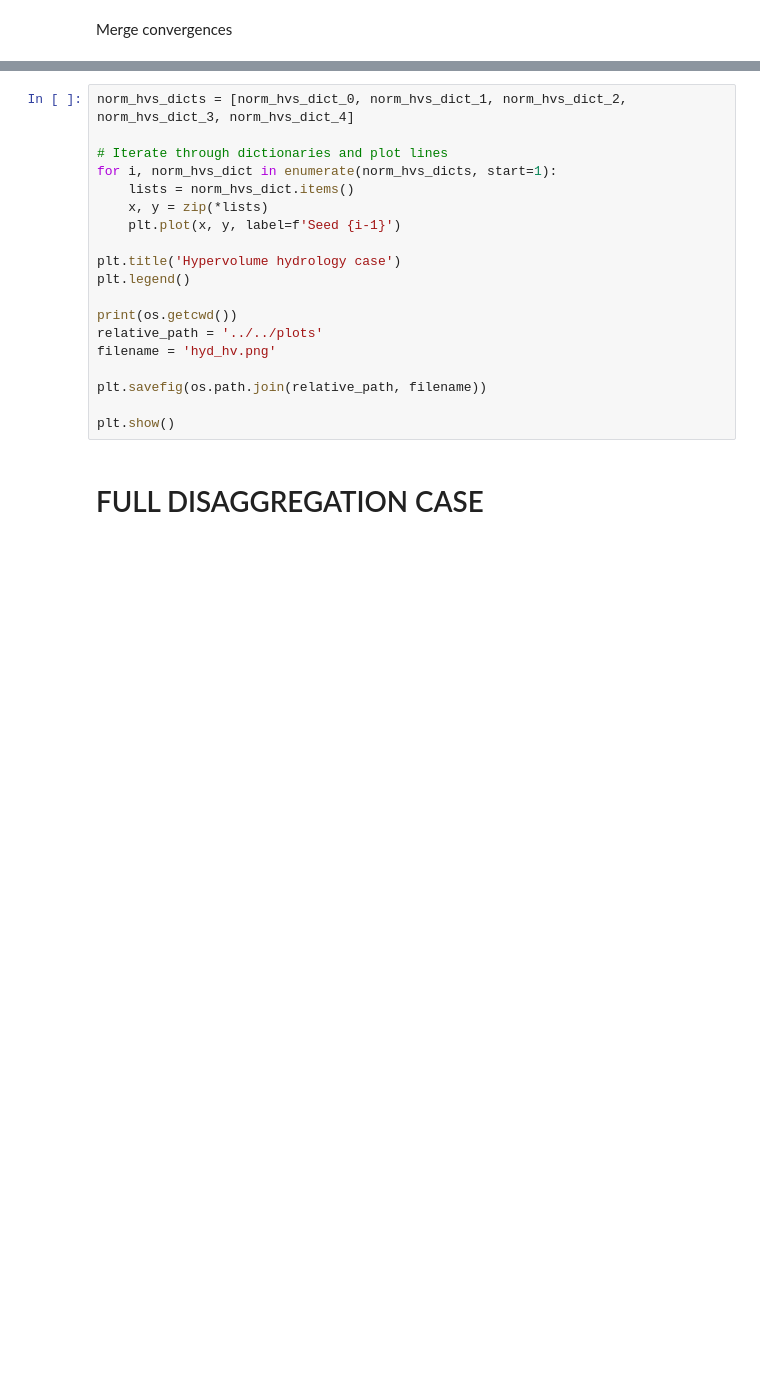
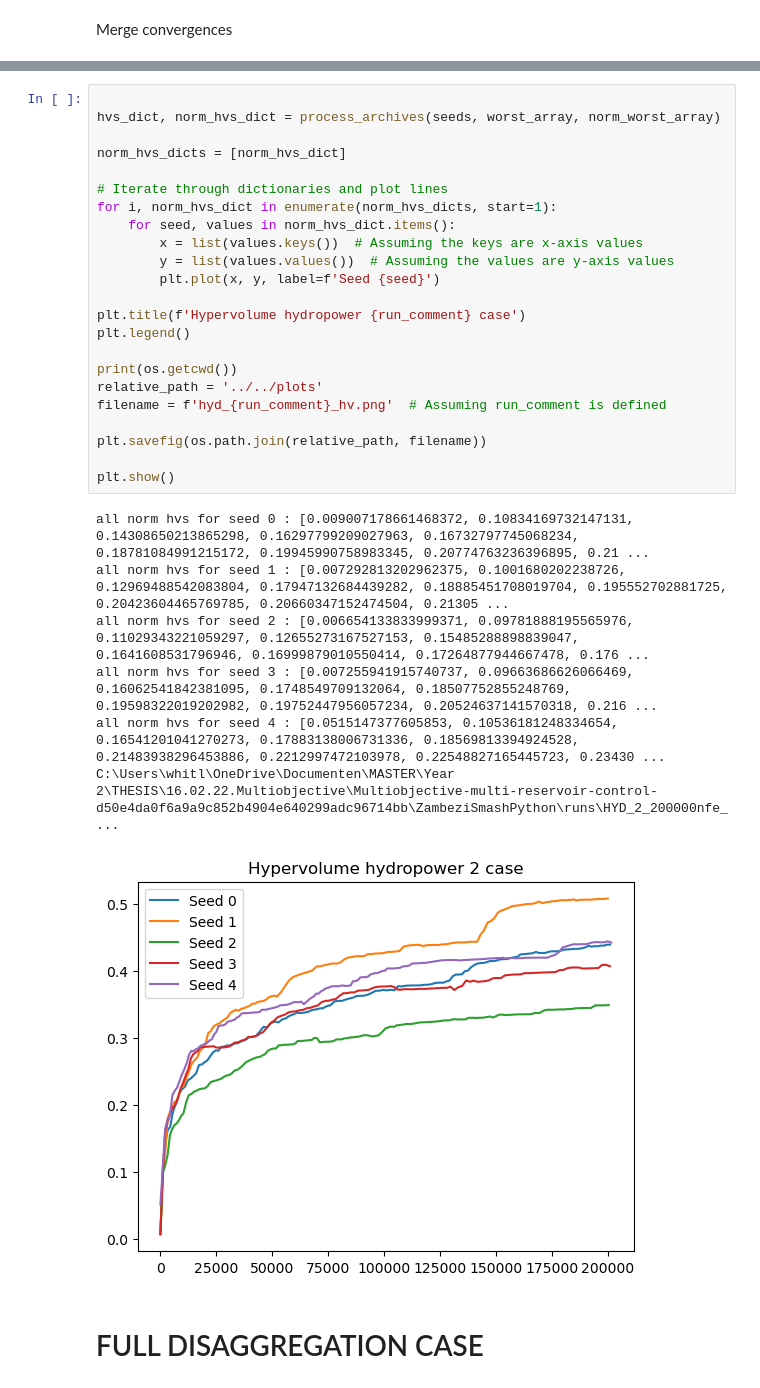
Before and after one commit to poeufs/16.02.22.Multiobjective, a Jupyter notebook: Multiobjective-multi-reservoir-control-d50e4da0f6a9a9c852b4904e640299adc96714bb/ZambeziSmashPython/notebooks/Convergence.ipynb, the cells around one changed output, grey strips where cells are left out. Saved outputs shown, nothing was run; the diff lists cells and outputs as text; blank space fills up the shorter version.

```diff
--- a/Multiobjective-multi-reservoir-control-d50e4da0f6a9a9c852b4904e640299adc96714bb/ZambeziSmashPython/notebooks/Convergence.ipynb
+++ b/Multiobjective-multi-reservoir-control-d50e4da0f6a9a9c852b4904e640299adc96714bb/ZambeziSmashPython/notebooks/Convergence.ipynb
@@ -1505,22 +1017,34 @@ norm_hvs_dict_0
-# %%
-norm_hvs_dicts = [norm_hvs_dict_0, norm_hvs_dict_1, norm_hvs_dict_2, norm_hvs_dict_3, norm_hvs_dict_4]
-
-# Iterate through dictionaries and plot lines
-for i, norm_hvs_dict in enumerate(norm_hvs_dicts, start=1):
-    lists = norm_hvs_dict.items()
-    x, y = zip(*lists)
-    plt.plot(x, y, label=f'Seed {i-1}')
-
-plt.title('Hypervolume hydrology case')
-plt.legend()
-
-print(os.getcwd())
-relative_path = '../../plots'
-filename = 'hyd_hv.png'
-
-plt.savefig(os.path.join(relative_path, filename))
-
-plt.show()
+# %%
+
+hvs_dict, norm_hvs_dict = process_archives(seeds, worst_array, norm_worst_array)
+
+norm_hvs_dicts = [norm_hvs_dict]
+
+# Iterate through dictionaries and plot lines
+for i, norm_hvs_dict in enumerate(norm_hvs_dicts, start=1):
+    for seed, values in norm_hvs_dict.items():
+        x = list(values.keys())  # Assuming the keys are x-axis values
+        y = list(values.values())  # Assuming the values are y-axis values
+        plt.plot(x, y, label=f'Seed {seed}')
+
+plt.title(f'Hypervolume hydropower {run_comment} case')
+plt.legend()
+
+print(os.getcwd())
+relative_path = '../../plots'
+filename = f'hyd_{run_comment}_hv.png'  # Assuming run_comment is defined
+
+plt.savefig(os.path.join(relative_path, filename))
+
+plt.show()
+# %% [output]
+all norm hvs for seed 0 : [0.009007178661468372, 0.10834169732147131, 0.14308650213865298, 0.16297799209027963, 0.16732797745068234, 0.18781084991215172, 0.19945990758983345, 0.20774763236396895, 0.21 ...
+all norm hvs for seed 1 : [0.007292813202962375, 0.1001680202238726, 0.12969488542083804, 0.17947132684439282, 0.18885451708019704, 0.195552702881725, 0.20423604465769785, 0.20660347152474504, 0.21305 ...
+all norm hvs for seed 2 : [0.006654133833999371, 0.09781888195565976, 0.11029343221059297, 0.12655273167527153, 0.15485288898839047, 0.1641608531796946, 0.16999879010550414, 0.17264877944667478, 0.176 ...
+all norm hvs for seed 3 : [0.007255941915740737, 0.09663686626066469, 0.16062541842381095, 0.1748549709132064, 0.18507752855248769, 0.19598322019202982, 0.19752447956057234, 0.20524637141570318, 0.216 ...
+all norm hvs for seed 4 : [0.0515147377605853, 0.10536181248334654, 0.16541201041270273, 0.17883138006731336, 0.18569813394924528, 0.21483938296453886, 0.2212997472103978, 0.22548827165445723, 0.23430 ...
+C:\Users\whitl\OneDrive\Documenten\MASTER\Year 2\THESIS\16.02.22.Multiobjective\Multiobjective-multi-reservoir-control-d50e4da0f6a9a9c852b4904e640299adc96714bb\ZambeziSmashPython\runs\HYD_2_200000nfe_ ...
+[figure, added]
 # %% [markdown]
 # FULL DISAGGREGATION CASE
 # %%
```
Also changed, not shown: parts of 49 cells of this notebook, 2 other files.
